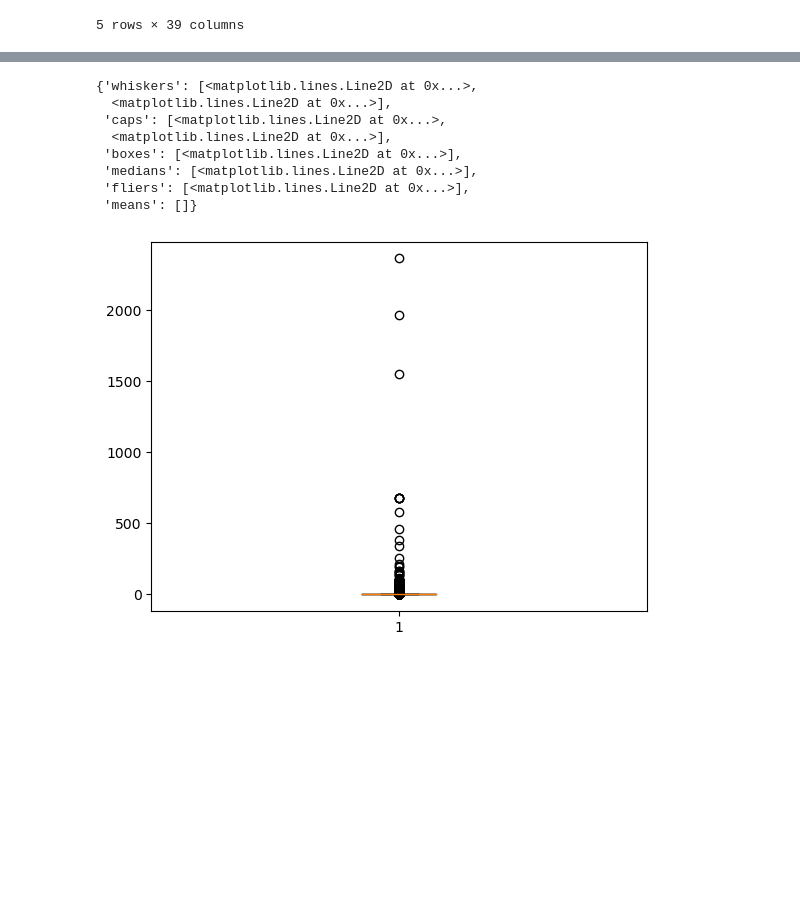
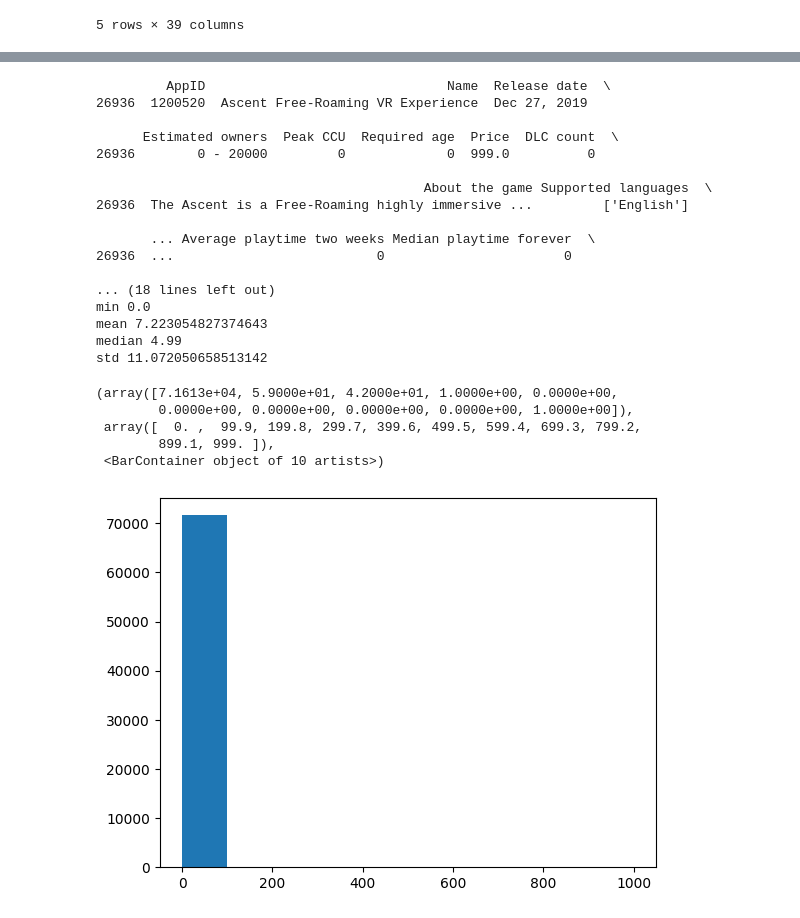
Before and after one commit to Two-Play/HTWG, a Jupyter notebook: stoch/uebung/a3/aufgabe3.ipynb, the cells around one changed output, grey strips where cells are left out. Cells and saved outputs as stored; diff of their text form; code cells hidden in the pictures; blank space fills up the shorter version.

```diff
--- a/stoch/uebung/a3/aufgabe3.ipynb
+++ b/stoch/uebung/a3/aufgabe3.ipynb
@@ -119,12 +121,36 @@ np.corrcoef(df["Peak CCU"], df["Achievements"])[1][0]
 # %%
-plt.boxplot(df["DLC count"])
+dataset = df["Price"]
+
+
+
+print('range', np.max(dataset) - np.min(dataset))
+print('max', np.max(dataset))
+print('min', np.min(dataset))
+print('mean', np.mean(dataset))
+print('median', np.median(dataset))
+print('std', np.std(dataset, ddof=1))
+plt.hist(dataset)
 # %% [output]
-{'whiskers': [<matplotlib.lines.Line2D at 0x...>,
-  <matplotlib.lines.Line2D at 0x...>],
- 'caps': [<matplotlib.lines.Line2D at 0x...>,
-  <matplotlib.lines.Line2D at 0x...>],
- 'boxes': [<matplotlib.lines.Line2D at 0x...>],
- 'medians': [<matplotlib.lines.Line2D at 0x...>],
- 'fliers': [<matplotlib.lines.Line2D at 0x...>],
- 'means': []}
+         AppID                               Name  Release date  \
+26936  1200520  Ascent Free-Roaming VR Experience  Dec 27, 2019
+
+      Estimated owners  Peak CCU  Required age  Price  DLC count  \
+26936        0 - 20000         0             0  999.0          0
+
+                                          About the game Supported languages  \
+26936  The Ascent is a Free-Roaming highly immersive ...         ['English']
+
+       ... Average playtime two weeks Median playtime forever  \
+26936  ...                          0                       0
+
+... (18 lines left out)
+min 0.0
+mean 7.223054827374643
+median 4.99
+std 11.072050658513142
+(array([7.1613e+04, 5.9000e+01, 4.2000e+01, 1.0000e+00, 0.0000e+00,
+        0.0000e+00, 0.0000e+00, 0.0000e+00, 0.0000e+00, 1.0000e+00]),
+ array([  0. ,  99.9, 199.8, 299.7, 399.6, 499.5, 599.4, 699.3, 799.2,
+        899.1, 999. ]),
+ <BarContainer object of 10 artists>)
-[figure, old version]
+[figure, new version]
```
Also changed, not shown: parts of 2 cells of this notebook.
